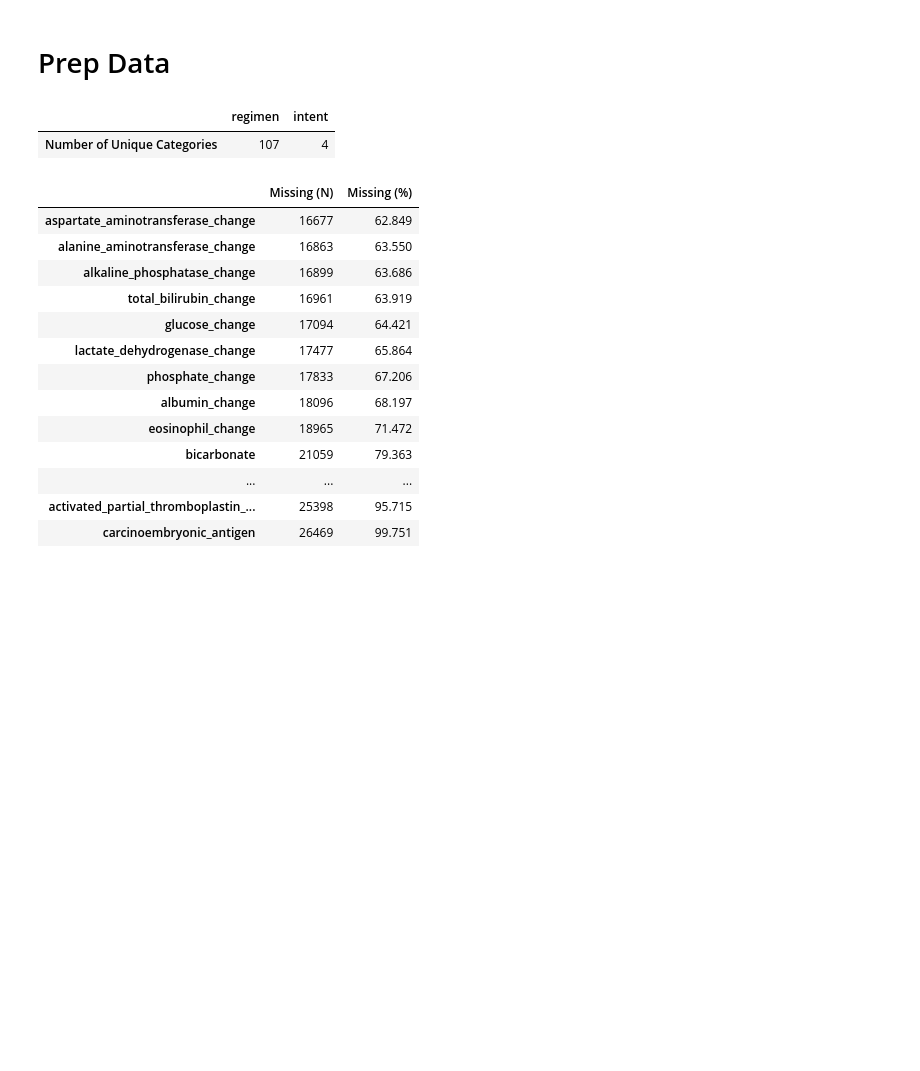
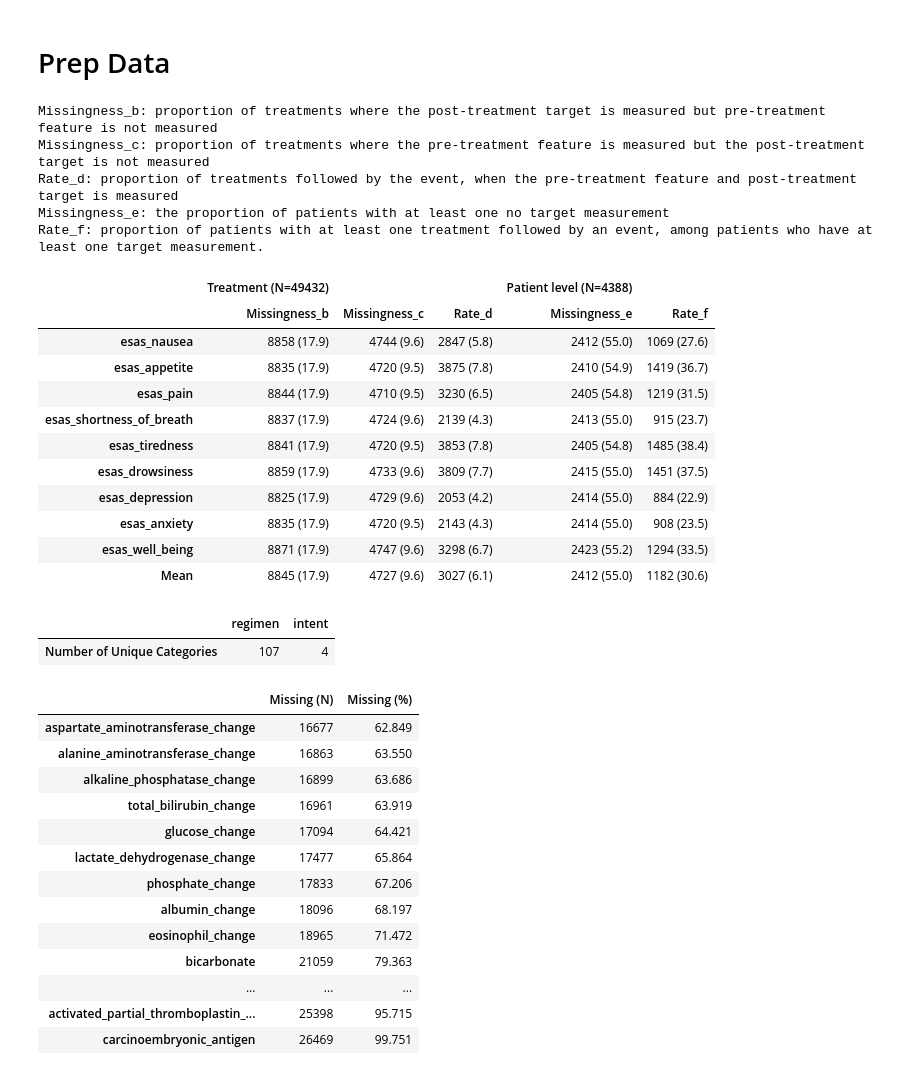
Before and after one commit to ml4oncology/PredUCE, a Jupyter notebook: notebooks/Symptom.ipynb, the cells around one changed output. Saved outputs shown, nothing was run; the diff lists cells and outputs as text; code cells hidden in the pictures; blank space fills up the shorter version.

Commit message:
Kevin/missingness summary (#3)
added missingness summary

```diff
--- a/notebooks/Symptom.ipynb
+++ b/notebooks/Symptom.ipynb
@@ -70,0 +64,26 @@ df = drop_unused_drug_features(df)
+# %%
+pretreatment_cols = ['nausea', 'appetite', 'pain', 'shortness_of_breath', 'tiredness', 'drowsiness', 'depression', 'anxiety', 'well_being']
+pretreatment_cols = [f'esas_{col}' for col in pretreatment_cols]
+posttreatment_cols = [f'target_{col}_survey_date' for col in pretreatment_cols]
+event_cols = [f'target_{col}_3pt_change' for col in pretreatment_cols]
+result = pre_and_post_treatment_missingness_summary(df, pretreatment_cols, posttreatment_cols, event_cols)
+result.to_csv('./result/tables/missingness_summary.csv')
+result
+# %% [output]
+Missingness_b: proportion of treatments where the post-treatment target is measured but pre-treatment feature is not measured
+Missingness_c: proportion of treatments where the pre-treatment feature is measured but the post-treatment target is not measured
+Rate_d: proportion of treatments followed by the event, when the pre-treatment feature and post-treatment target is measured
+Missingness_e: the proportion of patients with at least one no target measurement
+Rate_f: proportion of patients with at least one treatment followed by an event, among patients who have at least one target measurement.
+|  | Treatment (N=49432) |  |  | Patient level (N=4388) |  |
+|  | Missingness_b | Missingness_c | Rate_d | Missingness_e | Rate_f |
+| esas_nausea | 8858 (17.9) | 4744 (9.6) | 2847 (5.8) | 2412 (55.0) | 1069 (27.6) |
+| esas_appetite | 8835 (17.9) | 4720 (9.5) | 3875 (7.8) | 2410 (54.9) | 1419 (36.7) |
+| esas_pain | 8844 (17.9) | 4710 (9.5) | 3230 (6.5) | 2405 (54.8) | 1219 (31.5) |
+| esas_shortness_of_breath | 8837 (17.9) | 4724 (9.6) | 2139 (4.3) | 2413 (55.0) | 915 (23.7) |
+| esas_tiredness | 8841 (17.9) | 4720 (9.5) | 3853 (7.8) | 2405 (54.8) | 1485 (38.4) |
+| esas_drowsiness | 8859 (17.9) | 4733 (9.6) | 3809 (7.7) | 2415 (55.0) | 1451 (37.5) |
+| esas_depression | 8825 (17.9) | 4729 (9.6) | 2053 (4.2) | 2414 (55.0) | 884 (22.9) |
+| esas_anxiety | 8835 (17.9) | 4720 (9.5) | 2143 (4.3) | 2414 (55.0) | 908 (23.5) |
+| esas_well_being | 8871 (17.9) | 4747 (9.6) | 3298 (6.7) | 2423 (55.2) | 1294 (33.5) |
+| Mean | 8845 (17.9) | 4727 (9.6) | 3027 (6.1) | 2412 (55.0) | 1182 (30.6) |
```
Also changed, not shown: parts of 3 cells of this notebook, 3 other files.
